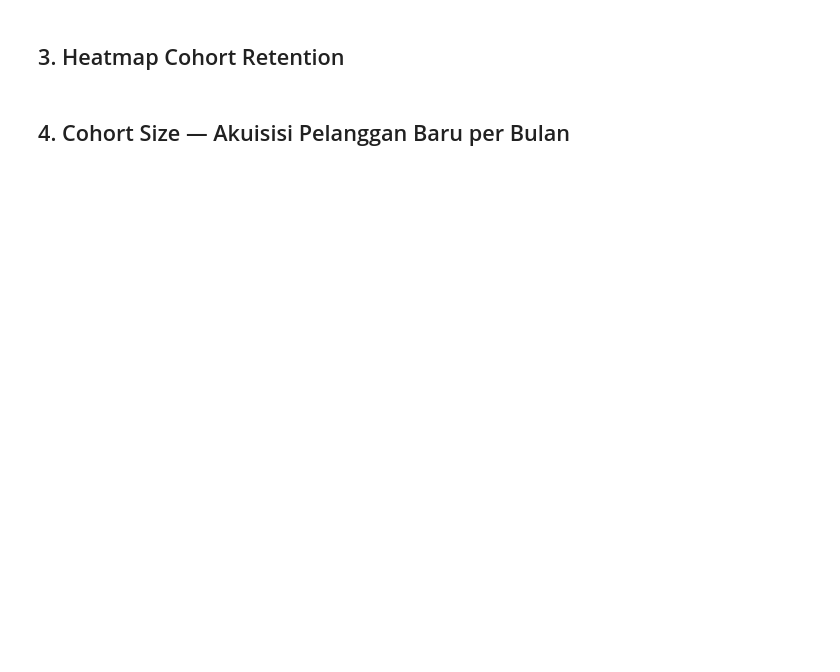
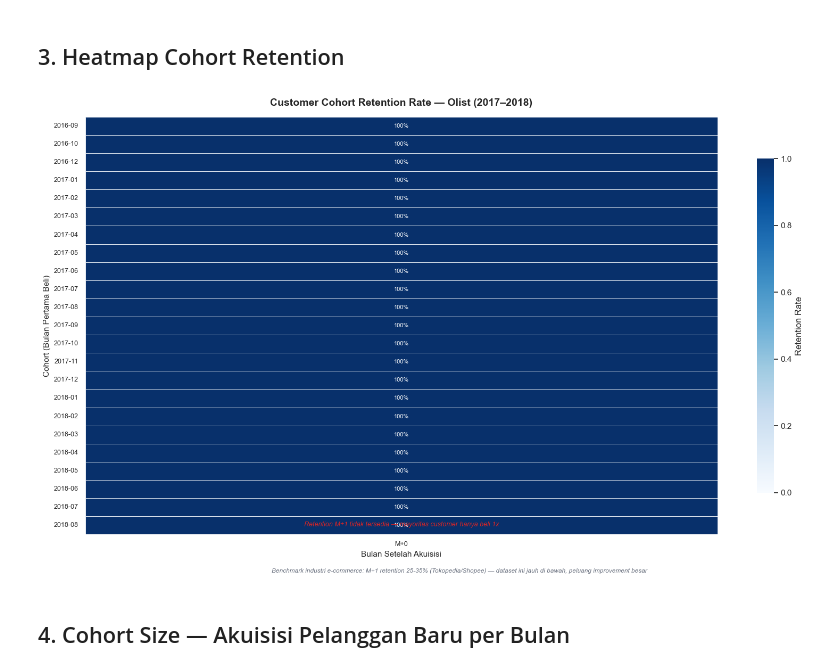
Before and after one commit to bursiaryn/data-analytics-portfolio, a Jupyter notebook: cohort-rfm/notebooks/02_cohort_analysis.ipynb, the cells around one changed output. Cells and saved outputs as stored; diff of their text form; code cells hidden in the pictures; blank space fills up the shorter version.

```diff
--- a/cohort-rfm/notebooks/02_cohort_analysis.ipynb
+++ b/cohort-rfm/notebooks/02_cohort_analysis.ipynb
@@ -57,12 +84,20 @@ cohort_pivot = cohort_data.pivot_table(
     values='customer_id'
 )
 
-# Retention rate: bagi dengan cohort size (kolom 0)
 cohort_size = cohort_pivot.iloc[:, 0]
-retention   = cohort_pivot.divide(cohort_size, axis=0)
+retention = cohort_pivot.divide(cohort_size, axis=0)
 
-# Batasi ke 12 bulan pertama agar heatmap tidak terlalu lebar
-retention = retention.iloc[:, :13]
+# Batasi ke kolom yang tersedia saja
+max_cols = min(13, retention.shape[1])
+retention = retention.iloc[:, :max_cols]
 
 print(f'Cohort pivot: {retention.shape[0]} cohorts × {retention.shape[1]} bulan')
-print(f'\nAvg Month-1 Retention: {retention.iloc[:, 1].mean():.1%}')
+print(f'Kolom tersedia: {list(retention.columns)}')
+
+# Guard M+1
+if retention.shape[1] > 1:
+    print(f'\nAvg Month-1 Retention: {retention.iloc[:, 1].mean():.1%}')
+else:
+    print('\n⚠️  Dataset one-time buyers: tidak ada M+1 retention')
+    print(f'Cohort size (akuisisi baru) per bulan:')
+    print(cohort_size)
@@ -71,7 +124,6 @@ print(f'\nAvg Month-1 Retention: {retention.iloc[:, 1].mean():.1%}')
 # %%
 fig, ax = plt.subplots(figsize=(16, 9))
 
-# Format index sebagai string untuk label
 retention_plot = retention.copy()
 retention_plot.index = retention_plot.index.astype(str)
 retention_plot.columns = [f'M+{c}' for c in retention_plot.columns]
@@ -82,55 +134,65 @@ sns.heatmap(
     fmt='.0%',
     cmap='Blues',
     vmin=0, vmax=1,
     linewidths=0.5,
     linecolor='#E2E8F0',
     ax=ax,
     annot_kws={'size': 8},
     cbar_kws={'label': 'Retention Rate', 'shrink': 0.8}
 )
 
 ax.set_title('Customer Cohort Retention Rate — Olist (2017–2018)',
              fontweight='bold', fontsize=14, pad=15)
 ax.set_xlabel('Bulan Setelah Akuisisi', fontsize=11)
 ax.set_ylabel('Cohort (Bulan Pertama Beli)', fontsize=11)
 ax.tick_params(axis='x', labelsize=9)
 ax.tick_params(axis='y', labelsize=9, rotation=0)
 
 # ── Callout best / worst M+1 cohort ─────────────────────────────────────
-m1_vals = retention.iloc[:, 1]
-best_cohort  = m1_vals.idxmax()
-worst_cohort = m1_vals[m1_vals > 0].idxmin()
-idx_list     = list(retention_plot.index)
-best_row  = idx_list.index(str(best_cohort))  + 0.5
-worst_row = idx_list.index(str(worst_cohort)) + 0.5
-n_cols = retention_plot.shape[1]
+if retention.shape[1] > 1:
+    m1_vals      = retention.iloc[:, 1]
+    best_cohort  = m1_vals.idxmax()
+    worst_cohort = m1_vals[m1_vals > 0].idxmin()
+    idx_list     = list(retention_plot.index)
+    best_row     = idx_list.index(str(best_cohort)) + 0.5
+    worst_row    = idx_list.index(str(worst_cohort)) + 0.5
+    n_cols       = retention_plot.shape[1]
 
-ax.annotate(
-    f'Best cohort\nM+1: {m1_vals[best_cohort]:.0%}',
-    xy=(n_cols - 0.1, best_row), xytext=(n_cols + 1.5, best_row - 0.8),
-    fontsize=8.5, color='#1D4ED8', fontweight='bold',
-    arrowprops=dict(arrowstyle='->', color='#1D4ED8', lw=1.5),
-    va='center', ha='left', annotation_clip=False
-)
-ax.annotate(
-    f'Worst cohort\nM+1: {m1_vals[worst_cohort]:.0%}',
-    xy=(n_cols - 0.1, worst_row), xytext=(n_cols + 1.5, worst_row + 0.8),
-    fontsize=8.5, color='#DC2626', fontweight='bold',
-    arrowprops=dict(arrowstyle='->', color='#DC2626', lw=1.5),
-    va='center', ha='left', annotation_clip=False
-)
+    ax.annotate(
+        f'Best cohort\nM+1: {m1_vals[best_cohort]:.0%}',
+        xy=(n_cols - 0.1, best_row), xytext=(n_cols + 1.5, best_row - 0.8),
+        fontsize=8.5, color='#1D4ED8', fontweight='bold',
+        arrowprops=dict(arrowstyle='->', color='#1D4ED8', lw=1.5),
+        va='center', ha='left', annotation_clip=False
+    )
+    ax.annotate(
+        f'Worst cohort\nM+1: {m1_vals[worst_cohort]:.0%}',
+        xy=(n_cols - 0.1, worst_row), xytext=(n_cols + 1.5, worst_row + 0.8),
+        fontsize=8.5, color='#DC2626', fontweight='bold',
+        arrowprops=dict(arrowstyle='->', color='#DC2626', lw=1.5),
+        va='center', ha='left', annotation_clip=False
+    )
+else:
+    ax.text(
+        0.5, 0.02,
+        'Retention M+1 tidak tersedia — mayoritas customer hanya beli 1x',
+        transform=ax.transAxes, ha='center', fontsize=9,
+        color='#DC2626', style='italic'
+    )
 
 # Industry benchmark note
 fig.text(
     0.5, -0.01,
-    'Benchmark industri e-commerce: M+1 retention 25–35% '
+    'Benchmark industri e-commerce: M+1 retention 25-35% '
     '(Tokopedia/Shopee) — dataset ini jauh di bawah, peluang improvement besar',
     ha='center', fontsize=8.5, color='#6B7280', style='italic'
 )
 
 plt.tight_layout()
 plt.savefig(FIGURES / 'A_cohort_heatmap.png', dpi=150, bbox_inches='tight')
 plt.show()
+# %% [output]
+[figure, added]
 # %% [markdown]
 ## 4. Cohort Size — Akuisisi Pelanggan Baru per Bulan
 # %%
```
Also changed, not shown: parts of 6 cells of this notebook, 7 other files.
